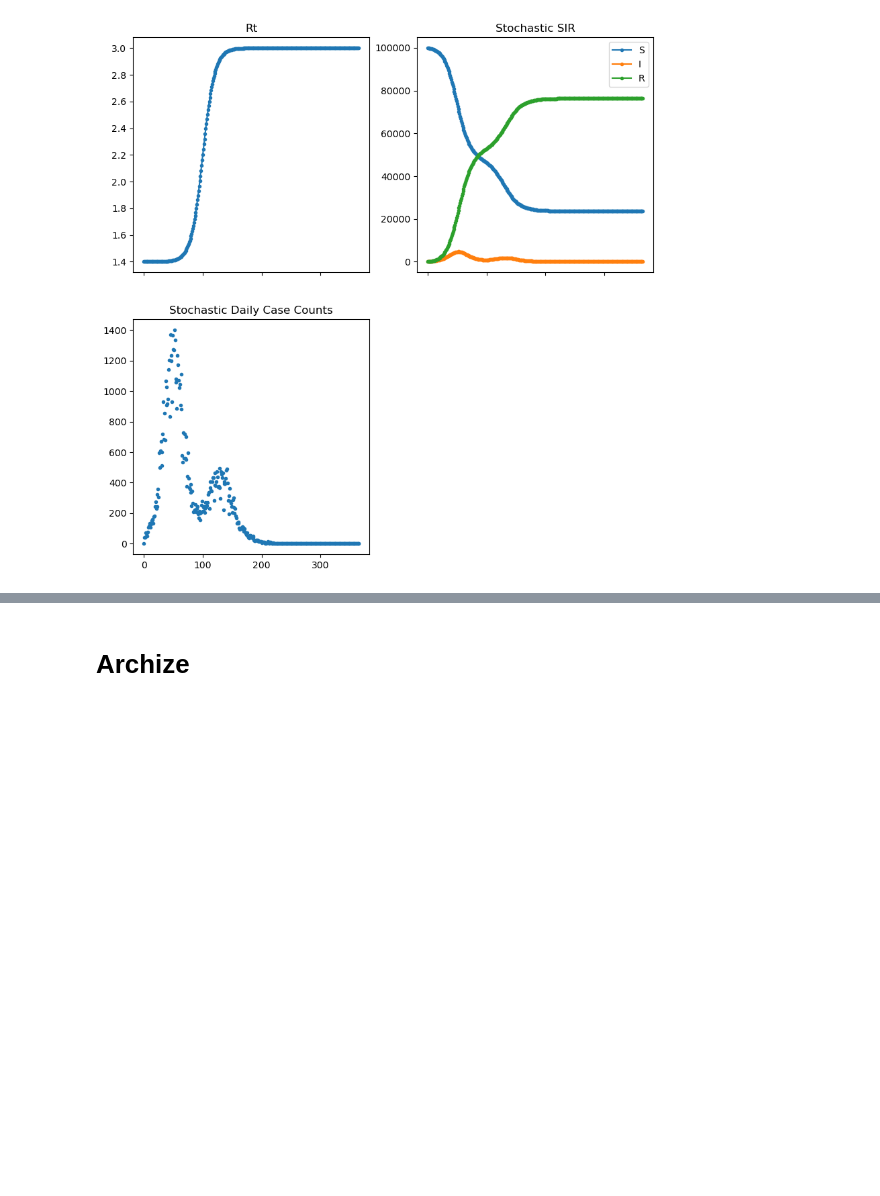
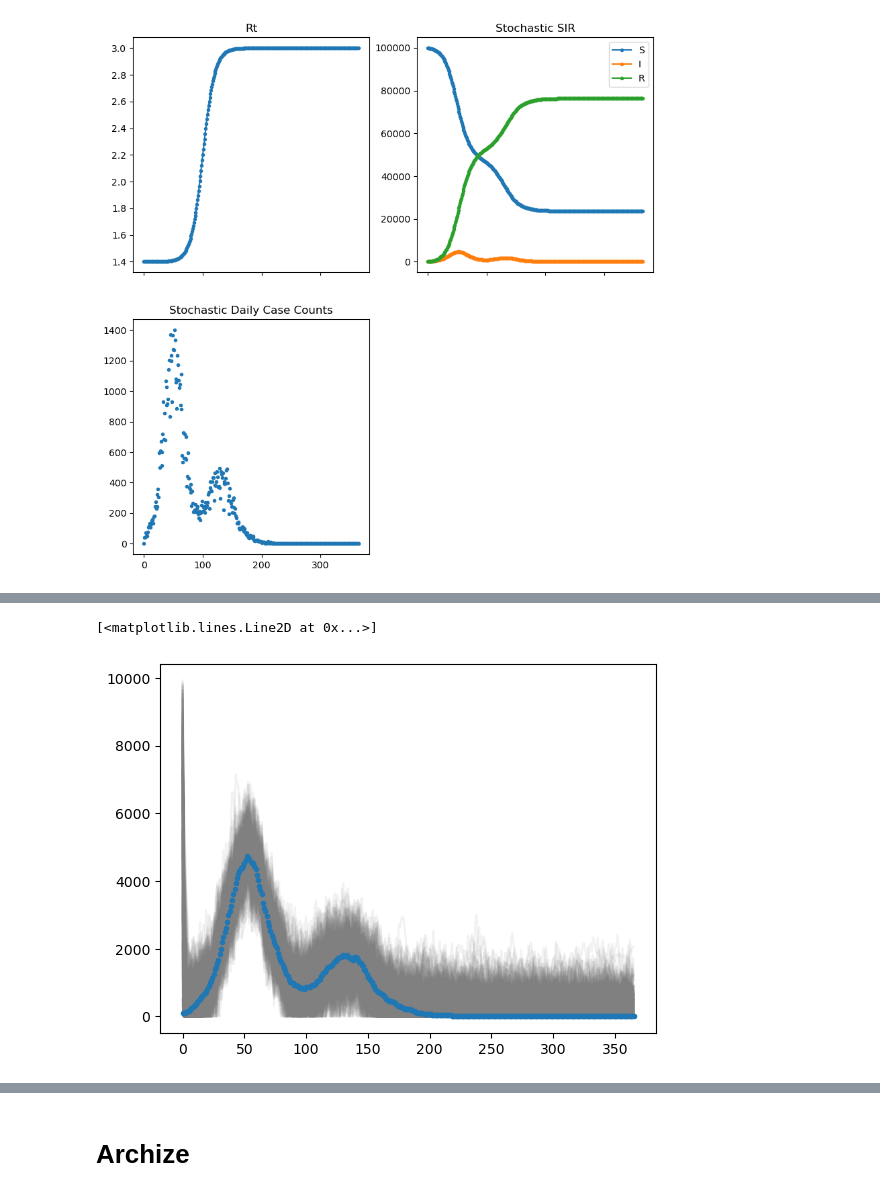
Before and after one commit to hwunrow/epykalman, a Jupyter notebook: src/rt_kalman_filter.ipynb, the cells around one changed output, grey strips where cells are left out. Cells and saved outputs as stored; diff of their text form; code cells hidden in the pictures; blank space fills up the shorter version.

```diff
--- a/src/rt_kalman_filter.ipynb
+++ b/src/rt_kalman_filter.ipynb
@@ -245,0 +178,6 @@ class EnsembleKalmanFilter():
+# %%
+plt.plot(chain[:,:,1], color="gray", alpha=0.1)
+plt.plot(data.I, ".")
+# %% [output]
+[<matplotlib.lines.Line2D at 0x...>]
+[figure, added]
```
Also changed, not shown: parts of 29 cells of this notebook, 1 other file.
